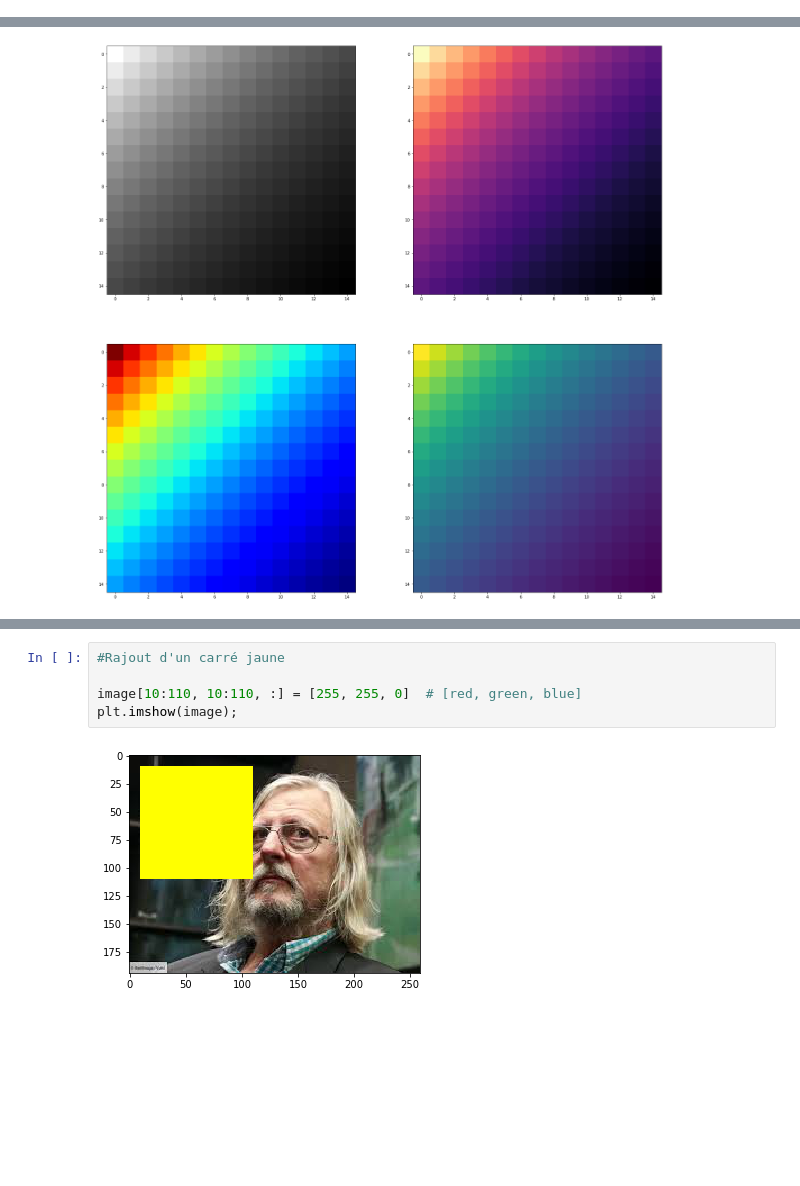
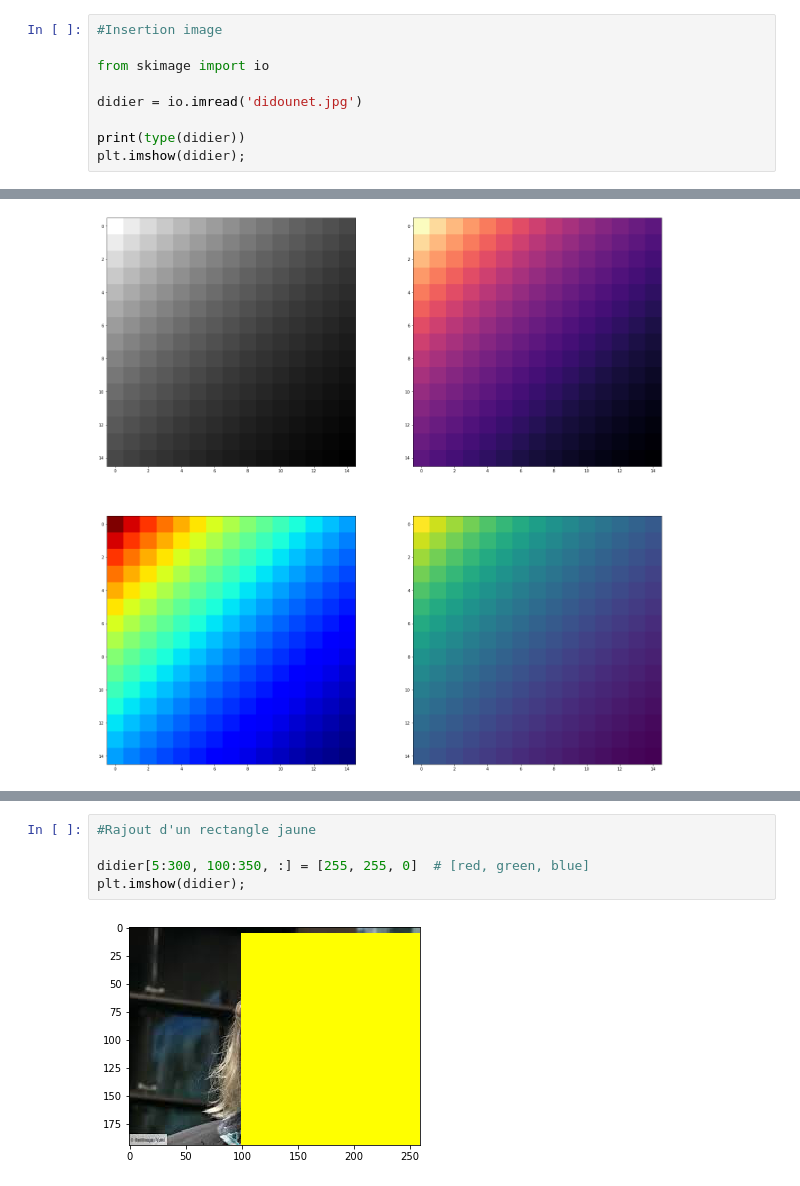
Before and after one commit to ragouradja/Projet_Python, a Jupyter notebook: Hippo.ipynb, the cells around one changed output, grey strips where cells are left out. Saved outputs shown, nothing was run; the diff lists cells and outputs as text; blank space fills up the shorter version.

```diff
--- a/Hippo.ipynb
+++ b/Hippo.ipynb
@@ -12,0 +13,9 @@ plt.imshow(random_image, cmap='gray', interpolation='nearest');
+# %%
+#Insertion image
+
+from skimage import io
+
+didier = io.imread('didounet.jpg')
+
+print(type(didier))
+plt.imshow(didier);
@@ -103,12 +103,12 @@ Shape: (194, 259, 3)
 Values min/max: 0 255
 [figure]
 # %%
-#Rajout d'un carré jaune
+#Rajout d'un rectangle jaune
 
-image[10:110, 10:110, :] = [255, 255, 0]  # [red, green, blue]
-plt.imshow(image);
+didier[5:300, 100:350, :] = [255, 255, 0]  # [red, green, blue]
+plt.imshow(didier);
 # %% [output]
-[figure, old version]
+[figure, new version]
 # %%
 #Réglage du Niveau de gris ?
 
```
Also changed, not shown: parts of 19 cells of this notebook.
